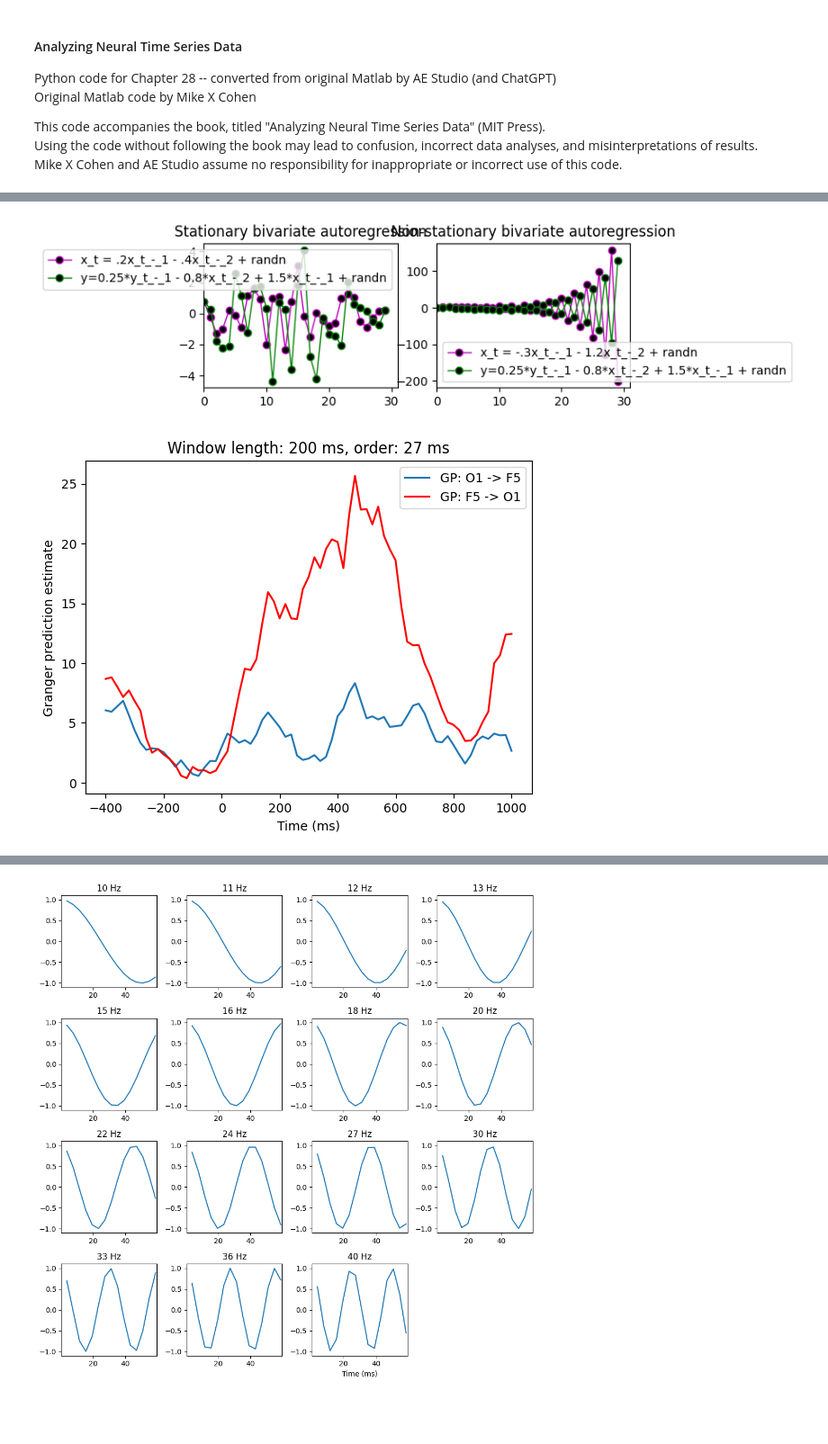
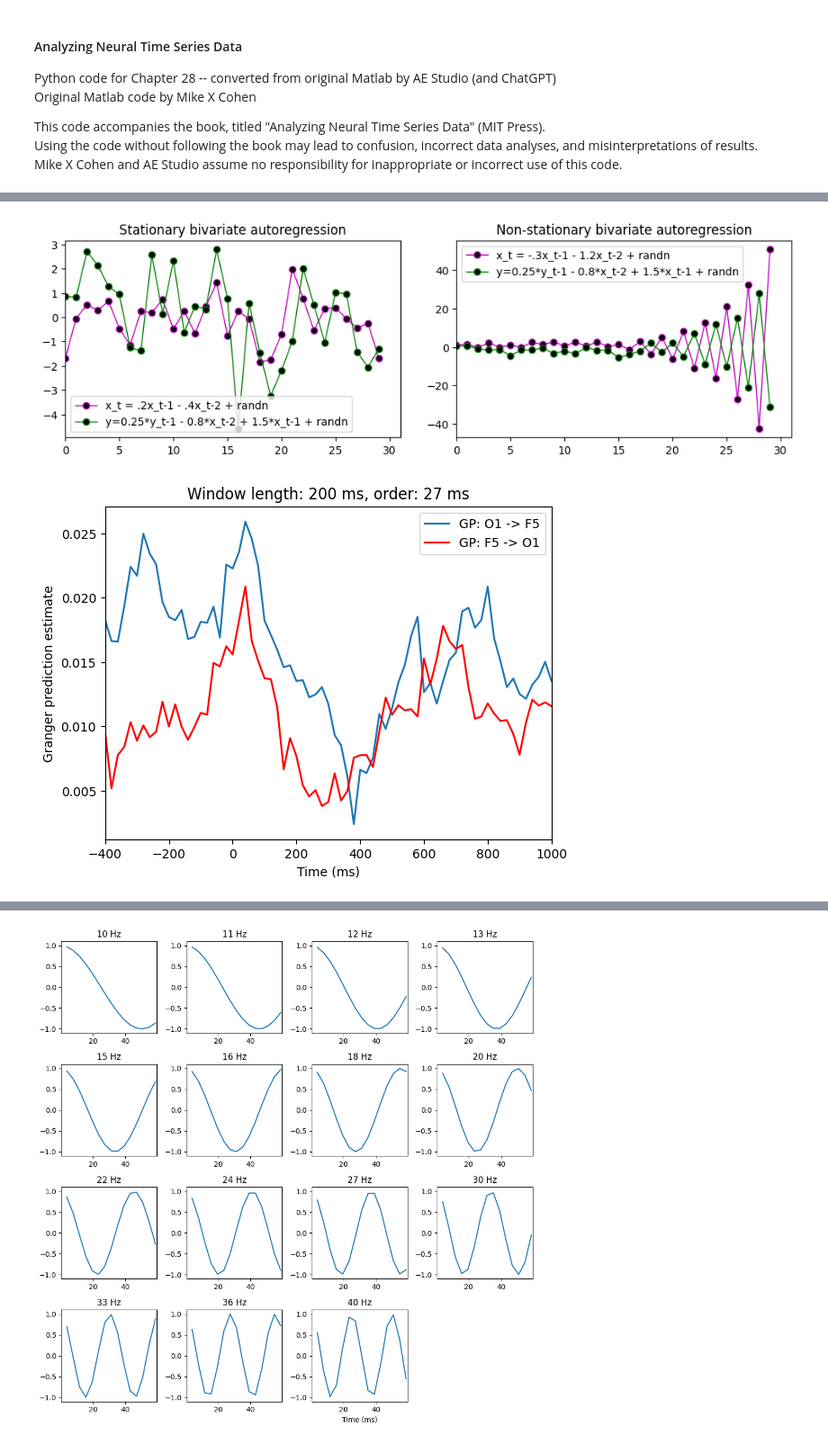
Before and after one commit to agencyenterprise/AnalyzingNeuralTimeSeries-Python, a Jupyter notebook: src/chapter28.ipynb, the cells around one changed output, grey strips where cells are left out. Shown at 90% size. Cells and saved outputs as stored; diff of their text form; code cells hidden in the pictures; blank space fills up the shorter version.

```diff
--- a/src/chapter28.ipynb
+++ b/src/chapter28.ipynb
@@ -69,7 +71,7 @@ plt.show()
 # %%
 # Figure 28.2
 
-plt.figure()
+plt.figure(figsize=(10, 6))
 
 # - Stationary-like process - #
 
@@ -82,42 +84,42 @@ for i in range(2, 30):
 y = [np.random.rand(), np.random.rand()]  # random initial conditions
 for i in range(2, len(x)):
     y.append(0.25 * y[i-1] - 0.8 * x[i-2] + 1.5 * x[i-1] + np.random.randn())
 
 plt.subplot(221)
 plt.plot(x, 'mo-', linewidth=1, markerfacecolor='k', markersize=6)
 plt.plot(y, 'go-', linewidth=1, markerfacecolor='k', markersize=6)
 plt.xlim([0, 31])
 plt.title('Stationary bivariate autoregression')
-plt.legend(['x_t = .2x_t_-_1 - .4x_t_-_2 + randn', 'y=0.25*y_t_-_1 - 0.8*x_t_-_2 + 1.5*x_t_-_1 + randn'])
+plt.legend(['x_t = .2x_t-1 - .4x_t-2 + randn', 'y=0.25*y_t-1 - 0.8*x_t-2 + 1.5*x_t-1 + randn'])
 
 # - Non-stationary process - #
 
 # define X
 x = [1, 1.5]
 for i in range(2, 30):
     x.append(1.2 * x[i-2] - 0.3 * x[i-1] + np.random.randn())
 
 # define y
 y = [np.random.rand(), np.random.rand()]  # random initial conditions
 for i in range(2, len(x)):
     y.append(0.25 * y[i-1] - 1.2 * x[i-2] + np.random.randn())
 
 plt.subplot(222)
 plt.plot(x, 'mo-', linewidth=1, markerfacecolor='k', markersize=6)
 plt.plot(y, 'go-', linewidth=1, markerfacecolor='k', markersize=6)
 plt.xlim([0, 31])
 plt.title('Non-stationary bivariate autoregression')
-plt.legend(['x_t = -.3x_t_-_1 - 1.2x_t_-_2 + randn', 'y=0.25*y_t_-_1 - 0.8*x_t_-_2 + 1.5*x_t_-_1 + randn'])
+plt.legend(['x_t = -.3x_t-1 - 1.2x_t-2 + randn', 'y=0.25*y_t-1 - 0.8*x_t-2 + 1.5*x_t-1 + randn'])
 
+plt.tight_layout()
 plt.show()
 # %% [output]
-[figure, old version]
+[figure, new version]
 # %%
-# Figure 28.3
+# Figure 28.3 (note: this cell takes a while to run)
 
 # Load sample EEG data
-eeg_data = loadmat('../data/sampleEEGdata.mat')
-EEG = eeg_data['EEG'][0, 0]  # Assuming the structure is loaded correctly
+EEG = loadmat('../data/sampleEEGdata.mat')['EEG'][0, 0]
 
 # Define channels for Granger prediction
 chan1name = 'O1'
@@ -128,7 +130,7 @@ timewin = 200  # in ms
 order = 27  # in ms
 
 # Temporal down-sample results (but not data!)
-times2save = np.arange(-400, 1001, 20)  # in ms
+times2save = np.arange(-400, 1020, 20)  # in ms
 
 # Convert parameters to indices
 timewin_points = round(timewin / (1000 / EEG['srate'][0, 0]))
@@ -138,7 +140,7 @@ order_points = round(order / (1000 / EEG['srate'][0, 0]))
 chans = (EEG['chanlocs'][0]['labels'] == chan1name) | (EEG['chanlocs'][0]['labels'] == chan2name)
 
 # Remove ERP from selected electrodes to improve stationarity
-eegdata = EEG['data'][chans, :, :] - np.mean(EEG['data'][chans, :, :], axis=2, keepdims=True)
+eegdata = (EEG['data'][chans, :, :] - np.mean(EEG['data'][chans, :, :], axis=2, keepdims=True))[::-1, :, :]
 
 # Convert requested times to indices
 times2saveidx = np.array([np.argmin(np.abs(EEG['times'][0] - t)) for t in times2save])
@@ -148,36 +150,43 @@ x2y = np.zeros(len(times2save))
 y2x = np.zeros(len(times2save))
 bic = np.zeros((len(times2save), 15))  # Bayes info criteria (hard-coded to order=15)
 
-# Initialize
-x2y = np.zeros(len(times2save))
-y2x = np.zeros(len(times2save))
-bic = np.zeros((len(times2save), 15))  # Bayes info criteria (hard-coded to order=15)
-
 # Loop over time points
 for timei in range(len(times2save)):
     # Data from all trials in this time window
-    tempdata = eegdata[:, times2saveidx[timei] - timewin_points//2:times2saveidx[timei] + timewin_points//2, :]
-    tempdata = tempdata.reshape(2, -1)  # Combine trials and time points
+    tempdata = eegdata[:, times2saveidx[timei] - timewin_points//2:times2saveidx[timei] + timewin_points//2 + 1, :].copy()
 
-    # Detrend and z-score all data
-    tempdata = sm.add_constant(tempdata)
-    tempdata = sm.tsa.detrend(tempdata, order=0, axis=1)
-    tempdata = (tempdata - np.mean(tempdata, axis=1, keepdims=True)) / np.std(tempdata, axis=1, keepdims=True)
+    # Detrend and zscore all data
+    for triali in range(EEG['trials'][0, 0]):
+        tempdata[0, :, triali] = zscore(detrend(tempdata[0, :, triali], axis=0), axis=0)
+        tempdata[1, :, triali] = zscore(detrend(tempdata[1, :, triali], axis=0), axis=0)
 
-    # Fit VAR model
-    model = VAR(tempdata.T)
-    results = model.fit(maxlags=order_points)
+    # Reshape tempdata for VAR
+    tempdata = np.reshape(tempdata, (2, timewin_points * EEG['trials'][0][0]), 'F').T
 
-    # Compute Granger causality
-    gc_res = results.test_causality(0, 1, kind='f')
-    y2x[timei] = gc_res.test_statistic
-    gc_res = results.test_causality(1, 0, kind='f')
-    x2y[timei] = gc_res.test_statistic
+    # Fit univariate AR models for each channel
+    model_x = AutoReg(tempdata[:, 0], lags=order_points, old_names=False)
+    model_y = AutoReg(tempdata[:, 1], lags=order_points, old_names=False)
+    results_x = model_x.fit()
+    results_y = model_y.fit()
+
+    # Fit bivariate VAR model
+    var_model = VAR(tempdata)
+    var_results = var_model.fit(maxlags=order_points)
+
+    # Compute error variances
+    Ex = results_x.sigma2
+    Ey = results_y.sigma2
+    E = var_results.sigma_u.diagonal()
+
+    # Compute Granger causality values as log ratio of error variances
+    y2x[timei] = np.log(Ex / E[0])
+    x2y[timei] = np.log(Ey / E[1])
 
     # Compute BIC for optimal model order at each time point
-    for bici in range(1, bic.shape[1] + 1):
-        results = model.fit(maxlags=bici)
-        bic[timei, bici - 1] = results.bic
+    for bici in range(bic.shape[1]):
+        var_model = VAR(tempdata)
+        var_results = var_model.fit(maxlags=bici + 1)
+        bic[timei, bici] = var_results.bic
 
 # Plot Granger causality over time
 plt.figure()
@@ -185,11 +194,12 @@ plt.plot(times2save, x2y, label=f'GP: {chan1name} -> {chan2name}')
 plt.plot(times2save, y2x, 'r', label=f'GP: {chan2name} -> {chan1name}')
 plt.legend()
 plt.title(f'Window length: {timewin} ms, order: {order} ms')
+plt.xlim([-400, 1000])
 plt.xlabel('Time (ms)')
 plt.ylabel('Granger prediction estimate')
 plt.show()
 # %% [output]
-[figure, old version]
+[figure, new version]
 # %%
 # Figure 28.4
 
```
Also changed, not shown: parts of 7 cells of this notebook, 7 other files.
